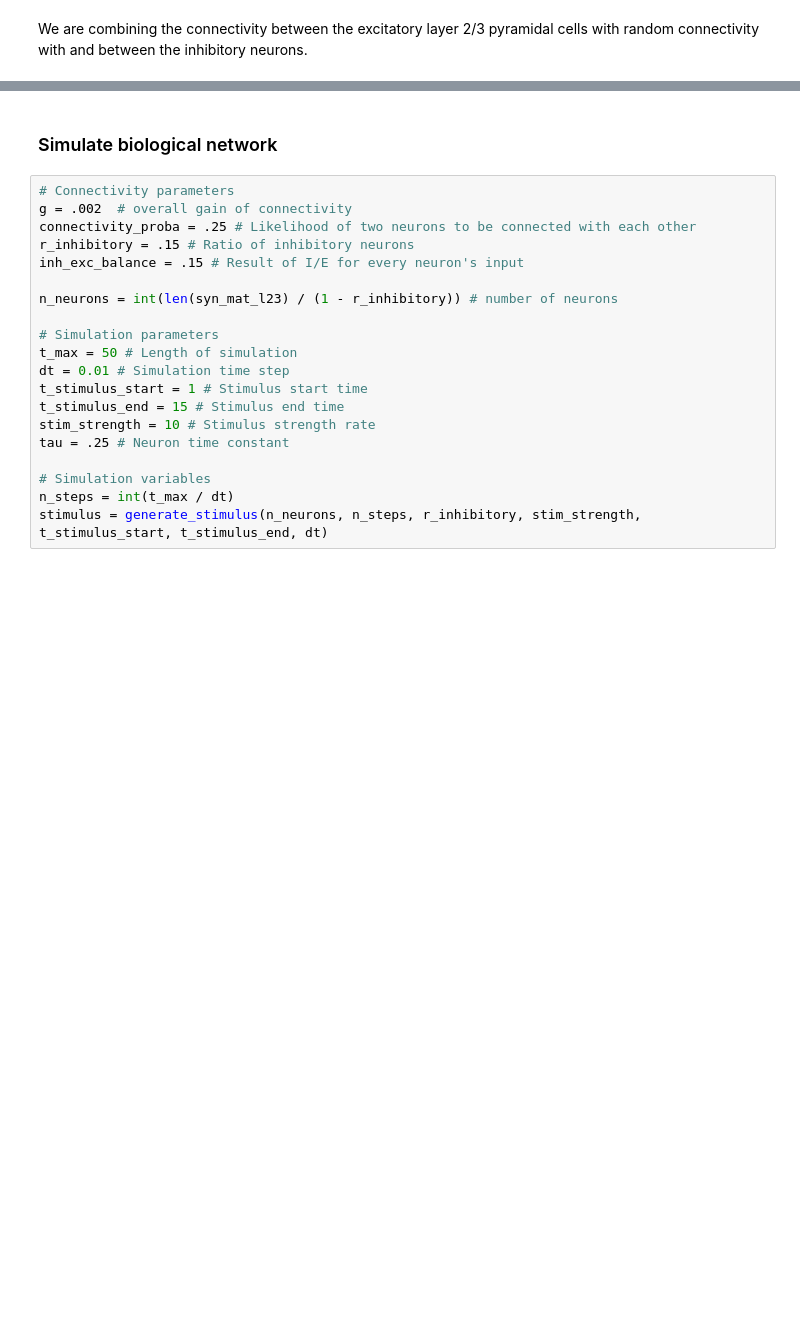
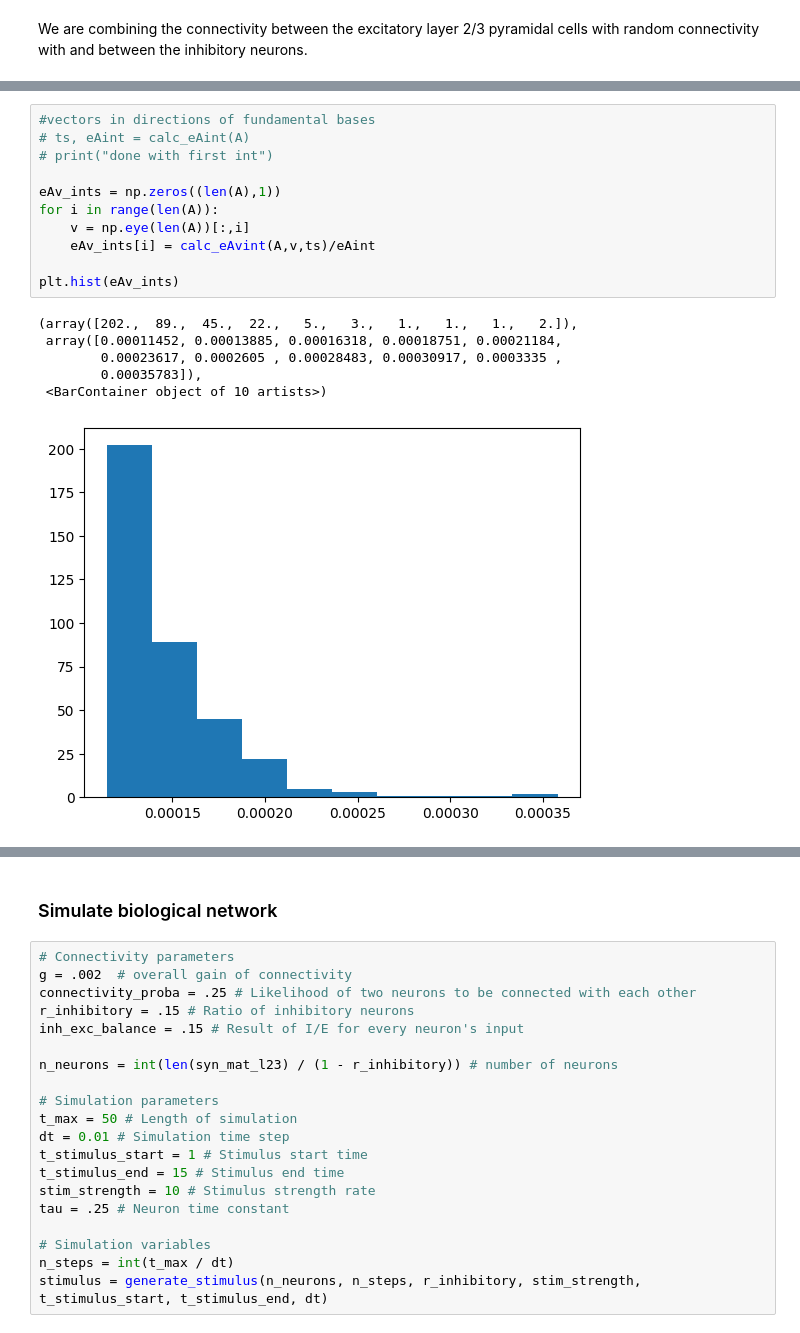
Before and after one commit to jgreen83/Spring2026-Connectome-Pseudospectra, a Jupyter notebook: Modelling_local_circuits_new_balance.ipynb, the cells around one changed output, grey strips where cells are left out. Cells and saved outputs as stored; diff of their text form; blank space fills up the shorter version.

```diff
--- a/Modelling_local_circuits_new_balance.ipynb
+++ b/Modelling_local_circuits_new_balance.ipynb
@@ -614,0 +714,18 @@ print(JII)
+# %%
+#vectors in directions of fundamental bases
+# ts, eAint = calc_eAint(A)
+# print("done with first int")
+
+eAv_ints = np.zeros((len(A),1))
+for i in range(len(A)):
+    v = np.eye(len(A))[:,i]
+    eAv_ints[i] = calc_eAvint(A,v,ts)/eAint
+
+plt.hist(eAv_ints)
+# %% [output]
+(array([202.,  89.,  45.,  22.,   5.,   3.,   1.,   1.,   1.,   2.]),
+ array([0.00011452, 0.00013885, 0.00016318, 0.00018751, 0.00021184,
+        0.00023617, 0.0002605 , 0.00028483, 0.00030917, 0.0003335 ,
+        0.00035783]),
+ <BarContainer object of 10 artists>)
+[figure, added]
```
Also changed, not shown: parts of 18 cells of this notebook.
